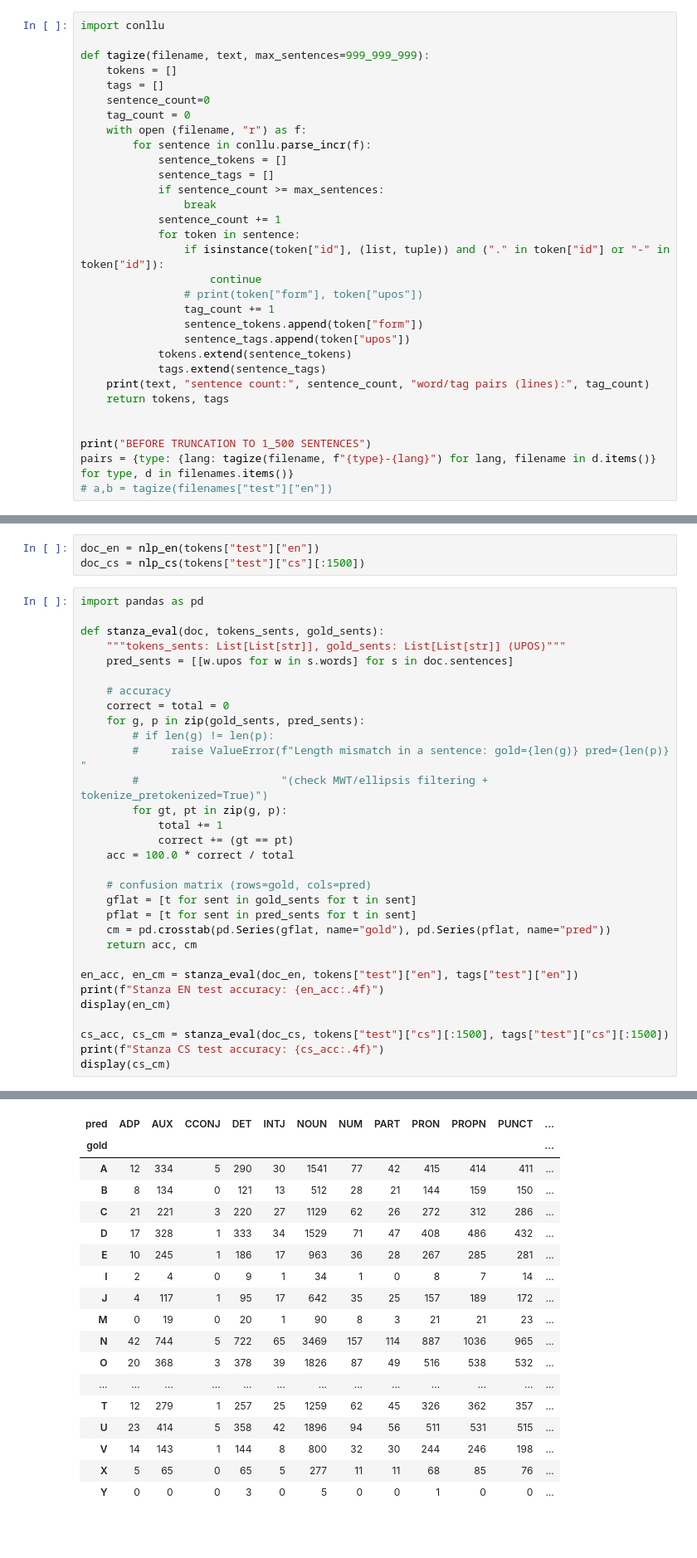
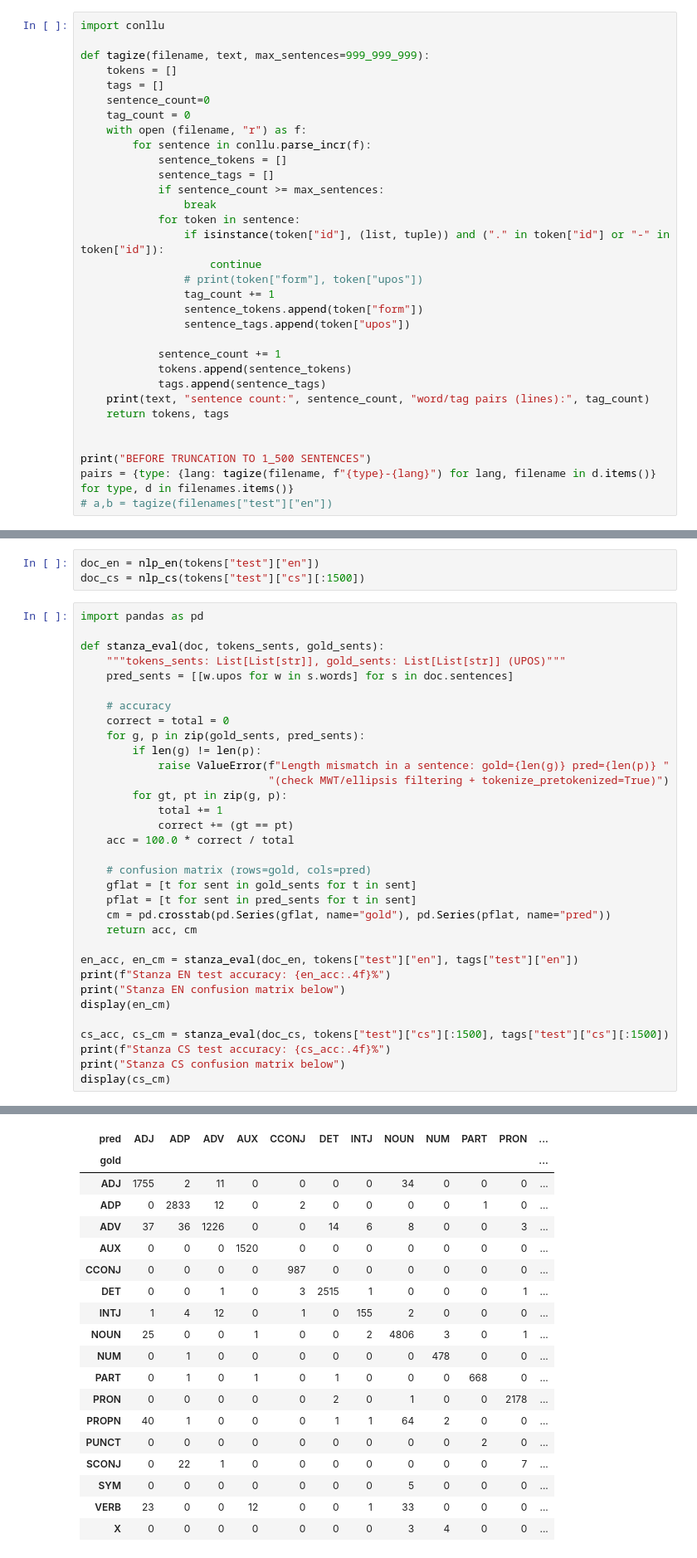
Before and after one commit to patinoboh/nlp, a Jupyter notebook: 03/assignment-03.ipynb, the cells around one changed output, grey strips where cells are left out. Shown at 83% size. Drawn from its saved outputs; the diff is of its cells as text; blank space fills up the shorter version.

Commit message:
stanza evaluated

```diff
--- a/03/assignment-03.ipynb
+++ b/03/assignment-03.ipynb
@@ -155,7 +165,6 @@ def tagize(filename, text, max_sentences=999_999_999):
             sentence_tags = []
             if sentence_count >= max_sentences:
                 break
-            sentence_count += 1
             for token in sentence:
                 if isinstance(token["id"], (list, tuple)) and ("." in token["id"] or "-" in token["id"]):
                     continue
@@ -163,8 +172,10 @@ def tagize(filename, text, max_sentences=999_999_999):
                 tag_count += 1
                 sentence_tokens.append(token["form"])
                 sentence_tags.append(token["upos"])
-            tokens.extend(sentence_tokens)
-            tags.extend(sentence_tags)
+
+            sentence_count += 1
+            tokens.append(sentence_tokens)
+            tags.append(sentence_tags)
     print(text, "sentence count:", sentence_count, "word/tag pairs (lines):", tag_count)
     return tokens, tags
 
@@ -202,9 +213,9 @@ def stanza_eval(doc, tokens_sents, gold_sents):
     # accuracy
     correct = total = 0
     for g, p in zip(gold_sents, pred_sents):
-        # if len(g) != len(p):
-        #     raise ValueError(f"Length mismatch in a sentence: gold={len(g)} pred={len(p)} "
-        #                      "(check MWT/ellipsis filtering + tokenize_pretokenized=True)")
+        if len(g) != len(p):
+            raise ValueError(f"Length mismatch in a sentence: gold={len(g)} pred={len(p)} "
+                             "(check MWT/ellipsis filtering + tokenize_pretokenized=True)")
         for gt, pt in zip(g, p):
             total += 1
             correct += (gt == pt)
@@ -217,10 +228,12 @@ def stanza_eval(doc, tokens_sents, gold_sents):
     return acc, cm
 
 en_acc, en_cm = stanza_eval(doc_en, tokens["test"]["en"], tags["test"]["en"])
-print(f"Stanza EN test accuracy: {en_acc:.4f}")
+print(f"Stanza EN test accuracy: {en_acc:.4f}%")
+print("Stanza EN confusion matrix below")
 display(en_cm)
 
 cs_acc, cs_cm = stanza_eval(doc_cs, tokens["test"]["cs"][:1500], tags["test"]["cs"][:1500])
-print(f"Stanza CS test accuracy: {cs_acc:.4f}")
+print(f"Stanza CS test accuracy: {cs_acc:.4f}%")
+print("Stanza CS confusion matrix below")
 display(cs_cm)
 # %% [output]
@@ -228,18 +242,19 @@ Stanza EN test accuracy: 0.5084
-| pred | ADP | AUX | CCONJ | DET | INTJ | NOUN | NUM | PART | PRON | PROPN | PUNCT | ... |
+| pred | ADJ | ADP | ADV | AUX | CCONJ | DET | INTJ | NOUN | NUM | PART | PRON | ... |
 | gold |  |  |  |  |  |  |  |  |  |  |  | ... |
-| A | 12 | 334 | 5 | 290 | 30 | 1541 | 77 | 42 | 415 | 414 | 411 | ... |
-| B | 8 | 134 | 0 | 121 | 13 | 512 | 28 | 21 | 144 | 159 | 150 | ... |
-| C | 21 | 221 | 3 | 220 | 27 | 1129 | 62 | 26 | 272 | 312 | 286 | ... |
-| D | 17 | 328 | 1 | 333 | 34 | 1529 | 71 | 47 | 408 | 486 | 432 | ... |
-| E | 10 | 245 | 1 | 186 | 17 | 963 | 36 | 28 | 267 | 285 | 281 | ... |
-| I | 2 | 4 | 0 | 9 | 1 | 34 | 1 | 0 | 8 | 7 | 14 | ... |
-| J | 4 | 117 | 1 | 95 | 17 | 642 | 35 | 25 | 157 | 189 | 172 | ... |
-| M | 0 | 19 | 0 | 20 | 1 | 90 | 8 | 3 | 21 | 21 | 23 | ... |
-| N | 42 | 744 | 5 | 722 | 65 | 3469 | 157 | 114 | 887 | 1036 | 965 | ... |
-| O | 20 | 368 | 3 | 378 | 39 | 1826 | 87 | 49 | 516 | 538 | 532 | ... |
-| ... | ... | ... | ... | ... | ... | ... | ... | ... | ... | ... | ... | ... |
-| T | 12 | 279 | 1 | 257 | 25 | 1259 | 62 | 45 | 326 | 362 | 357 | ... |
-| U | 23 | 414 | 5 | 358 | 42 | 1896 | 94 | 56 | 511 | 531 | 515 | ... |
-| V | 14 | 143 | 1 | 144 | 8 | 800 | 32 | 30 | 244 | 246 | 198 | ... |
-| X | 5 | 65 | 0 | 65 | 5 | 277 | 11 | 11 | 68 | 85 | 76 | ... |
-| Y | 0 | 0 | 0 | 3 | 0 | 5 | 0 | 0 | 1 | 0 | 0 | ... |
+| ADJ | 1755 | 2 | 11 | 0 | 0 | 0 | 0 | 34 | 0 | 0 | 0 | ... |
+| ADP | 0 | 2833 | 12 | 0 | 2 | 0 | 0 | 0 | 0 | 1 | 0 | ... |
+| ADV | 37 | 36 | 1226 | 0 | 0 | 14 | 6 | 8 | 0 | 0 | 3 | ... |
+| AUX | 0 | 0 | 0 | 1520 | 0 | 0 | 0 | 0 | 0 | 0 | 0 | ... |
+| CCONJ | 0 | 0 | 0 | 0 | 987 | 0 | 0 | 0 | 0 | 0 | 0 | ... |
+| DET | 0 | 0 | 1 | 0 | 3 | 2515 | 1 | 0 | 0 | 0 | 1 | ... |
+| INTJ | 1 | 4 | 12 | 0 | 1 | 0 | 155 | 2 | 0 | 0 | 0 | ... |
+| NOUN | 25 | 0 | 0 | 1 | 0 | 0 | 2 | 4806 | 3 | 0 | 1 | ... |
+| NUM | 0 | 1 | 0 | 0 | 0 | 0 | 0 | 0 | 478 | 0 | 0 | ... |
+| PART | 0 | 1 | 0 | 1 | 0 | 1 | 0 | 0 | 0 | 668 | 0 | ... |
+| PRON | 0 | 0 | 0 | 0 | 0 | 2 | 0 | 1 | 0 | 0 | 2178 | ... |
+| PROPN | 40 | 1 | 0 | 0 | 0 | 1 | 1 | 64 | 2 | 0 | 0 | ... |
+| PUNCT | 0 | 0 | 0 | 0 | 0 | 0 | 0 | 0 | 0 | 2 | 0 | ... |
+| SCONJ | 0 | 22 | 1 | 0 | 0 | 0 | 0 | 0 | 0 | 0 | 7 | ... |
+| SYM | 0 | 0 | 0 | 0 | 0 | 0 | 0 | 5 | 0 | 0 | 0 | ... |
+| VERB | 23 | 0 | 0 | 12 | 0 | 0 | 1 | 33 | 0 | 0 | 0 | ... |
+| X | 0 | 0 | 0 | 0 | 0 | 0 | 0 | 3 | 4 | 0 | 0 | ... |
```
Also changed, not shown: parts of 6 cells of this notebook.
